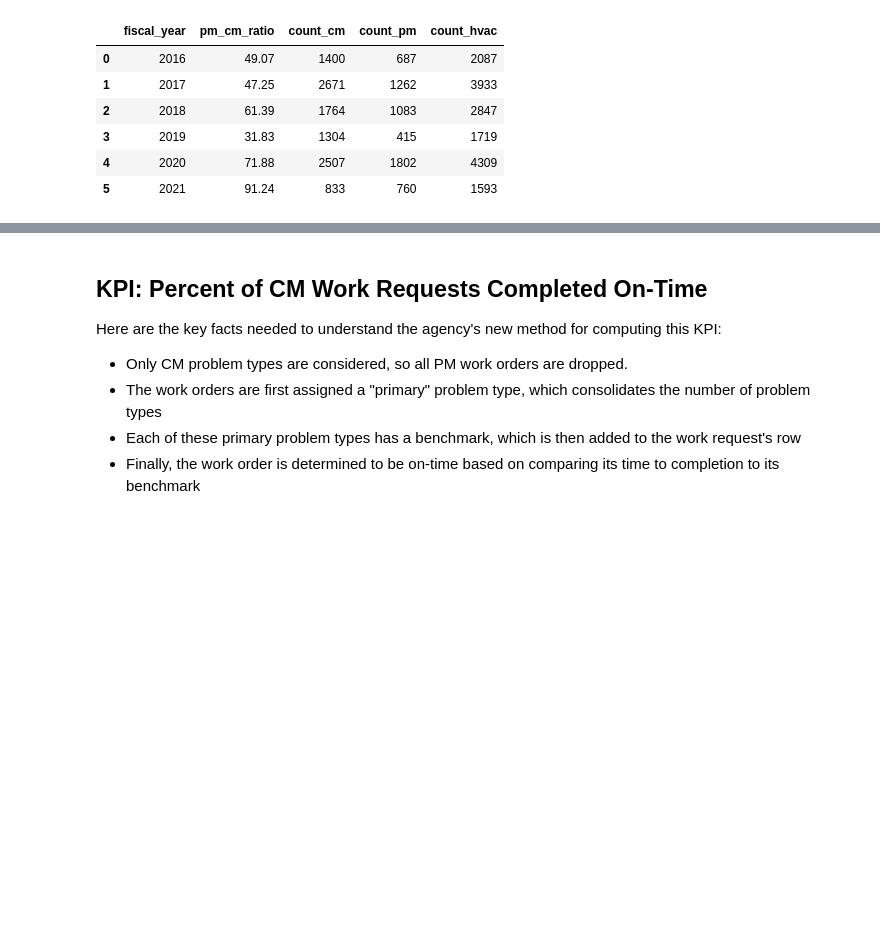
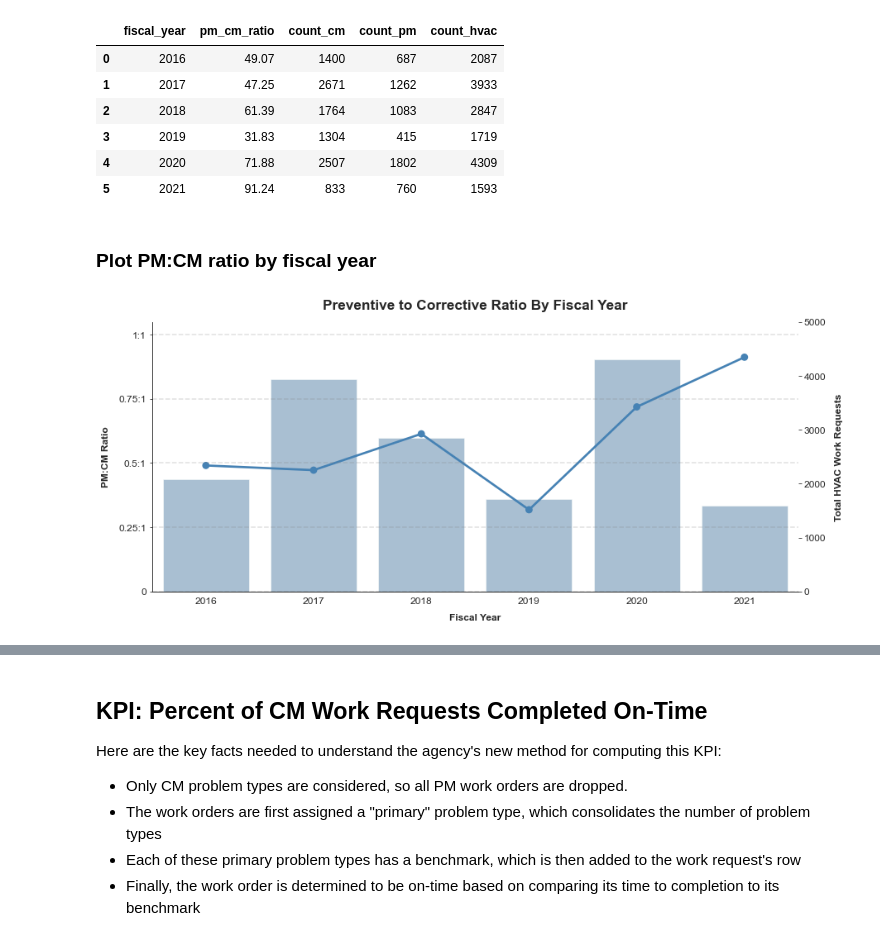
Before and after one commit to department-of-general-services/KPI_central, a Jupyter notebook: FMD_scorecard.ipynb, the cells around one changed output, grey strips where cells are left out. Cells and saved outputs as stored; diff of their text form; code cells hidden in the pictures; blank space fills up the shorter version.

```diff
--- a/FMD_scorecard.ipynb
+++ b/FMD_scorecard.ipynb
@@ -306,32 +303,0 @@ We've gone from 64,724 rows to 16,488 rows.
-# %%
-def compute_pm_cm(df, PM_list):
-    df = df.copy().sort_values("fiscal_year")
-    results_df = pd.DataFrame(
-        columns=[
-            "fiscal_year",
-            # "percent_pm",
-            "pm_cm_ratio",
-            "count_cm",
-            "count_pm",
-            "count_hvac",
-        ]
-    )
-    for fiscal_year in df["fiscal_year"].unique():
-        results_dict = {}
-        df_fy = df[df["fiscal_year"] == fiscal_year]
-        cond_pm = df_fy["is_pm"] == True
-        count_pm = len(df_fy[cond_pm])
-        count_hvac = len(df_fy)
-        count_cm = count_hvac - count_pm
-        results_dict["fiscal_year"] = fiscal_year
-        results_dict["pm_cm_ratio"] = (count_pm / count_cm) * 100
-        results_dict["count_pm"] = count_pm
-        results_dict["count_cm"] = count_cm
-        results_dict["count_hvac"] = count_hvac
-        results_df = results_df.append(results_dict, ignore_index=True)
-    results_df[["fiscal_year", "count_cm", "count_pm", "count_hvac"]] = results_df[
-        ["fiscal_year", "count_cm", "count_pm", "count_hvac"]
-    ].astype(int)
-    return results_df.round(2)
-
-pm_cm_results = compute_pm_cm(wr_HVAC, PM_list)
@@ -345,3 +316,19 @@ pm_cm_results
 | 3 | 2019 | 31.83 | 1304 | 415 | 1719 |
 | 4 | 2020 | 71.88 | 2507 | 1802 | 4309 |
 | 5 | 2021 | 91.24 | 833 | 760 | 1593 |
+# %% [markdown]
+### Plot PM:CM ratio by fiscal year
+# %%
+pointplot_with_barplot(
+    pm_cm_results,
+    x="fiscal_year",
+    point_y="pm_cm_ratio",
+    bar_y="count_hvac",
+    ymax_bar=5_000,
+    ylabel_point="PM:CM Ratio",
+    ylabel_bar="Total HVAC Work Requests",
+    title="Preventive to Corrective Ratio By Fiscal Year",
+    yticklabels=["0", "0", "0.25:1", "0.5:1", "0.75:1", "1:1"],
+)
+# %% [output]
+[figure, added]
```
Also changed, not shown: parts of 14 cells of this notebook, 2 other files.
